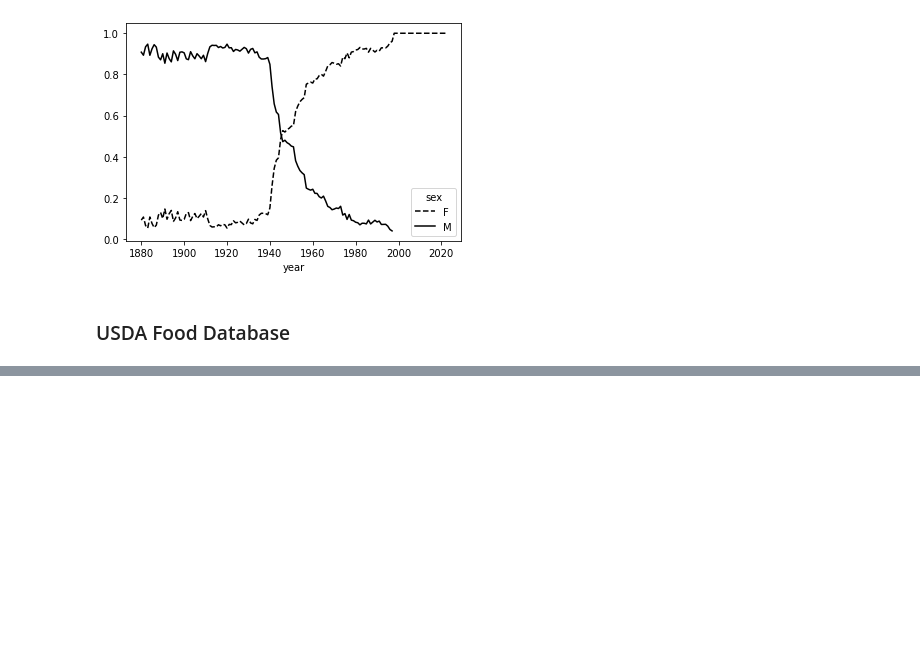
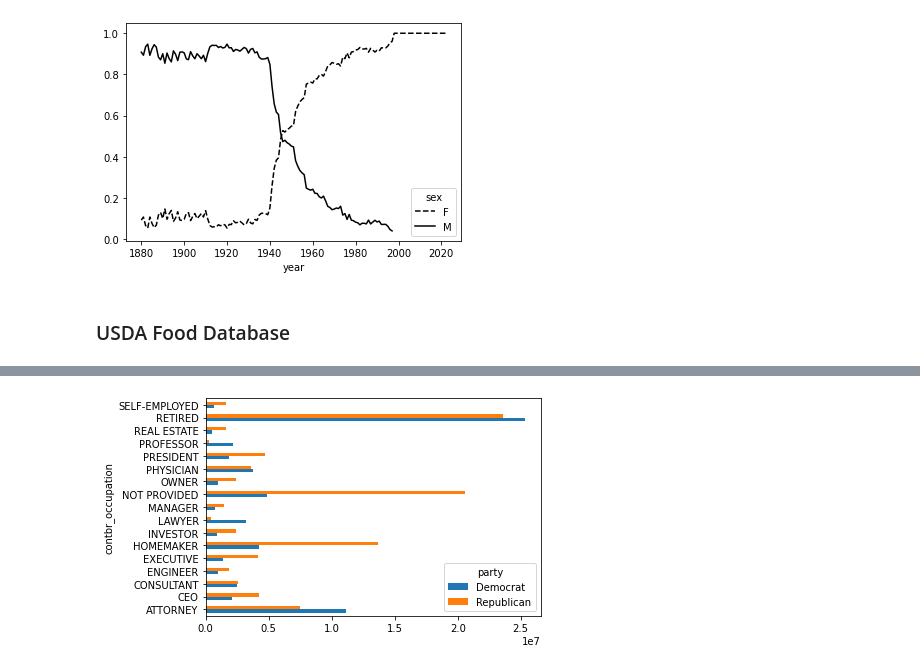
Before and after one commit to scottzig/pandas-mckinney, a Jupyter notebook: chapter_13.ipynb, the cells around one changed output, grey strips where cells are left out. Drawn from its saved outputs; the diff is of its cells as text; code cells hidden in the pictures; blank space fills up the shorter version.

```diff
--- a/chapter_13.ipynb
+++ b/chapter_13.ipynb
@@ -1043,0 +1369,32 @@ table.plot(style={"M": "k-", "F": "k--"});
+# %%
+# Many of the occupations represent the same basic thing, so we'll clean up a few of them.
+occ_mapping = {
+   "INFORMATION REQUESTED PER BEST EFFORTS" : "NOT PROVIDED",
+   "INFORMATION REQUESTED" : "NOT PROVIDED",
+   "INFORMATION REQUESTED (BEST EFFORTS)" : "NOT PROVIDED",
+   "C.E.O.": "CEO"
+}
+
+def get_occ(x):
+    # occupations with no mapping get passed through
+    return occ_mapping.get(x,x)
+
+fec["contbr_occupation"] = fec["contbr_occupation"].map(get_occ)
+# %%
+# Do the same thing for employers
+emp_mapping = {
+   "INFORMATION REQUESTED PER BEST EFFORTS" : "NOT PROVIDED",
+   "INFORMATION REQUESTED" : "NOT PROVIDED",
+   "SELF" : "SELF-EMPLOYED",
+   "SELF EMPLOYED" : "SELF-EMPLOYED",
+}
+
+def get_emp(x):
+    # If no mapping provided, return x
+    return emp_mapping.get(x, x)
+
+fec["contbr_employer"] = fec["contbr_employer"].map(get_emp)
+# %%
+# Use pivot_table to aggregate by party and occupation, and filter down to occupations that donated at least $2m overall
+by_occupation = fec.pivot_table("contb_receipt_amt", index="contbr_occupation", columns="party", aggfunc="sum")
+by_occupation
@@ -1043,0 +1416,3 @@ table.plot(style={"M": "k-", "F": "k--"});
+# %%
+over_2mm = by_occupation[by_occupation.sum(axis="columns")>2000000]
+over_2mm
@@ -1043,0 +1439,5 @@ table.plot(style={"M": "k-", "F": "k--"});
+# %%
+# Make it a bar graph
+over_2mm.plot(kind="barh");
+# %% [output]
+[figure, added]
```
Also changed, not shown: parts of 40 cells of this notebook.
